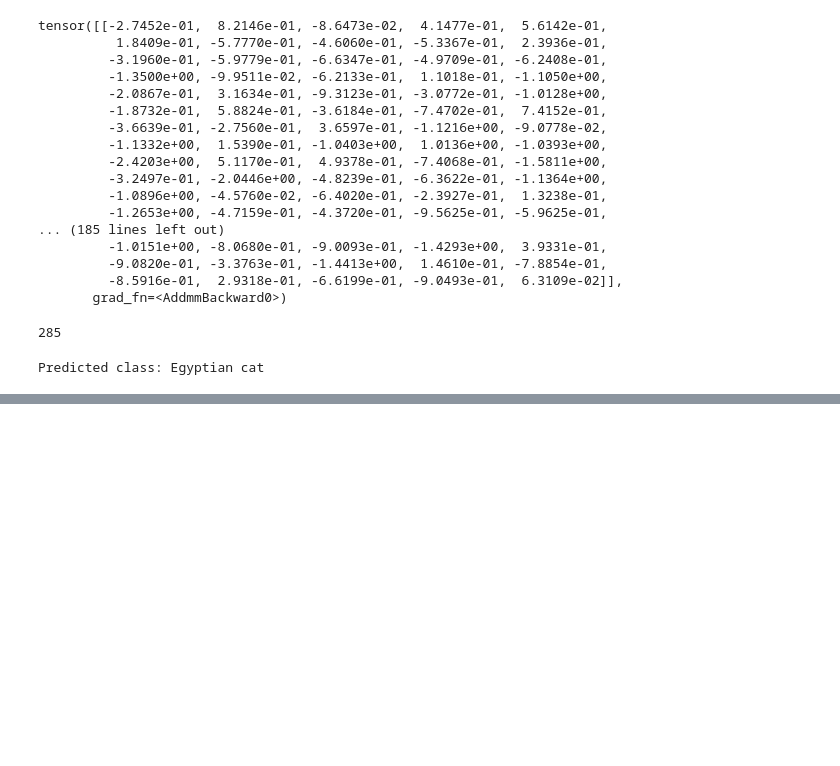
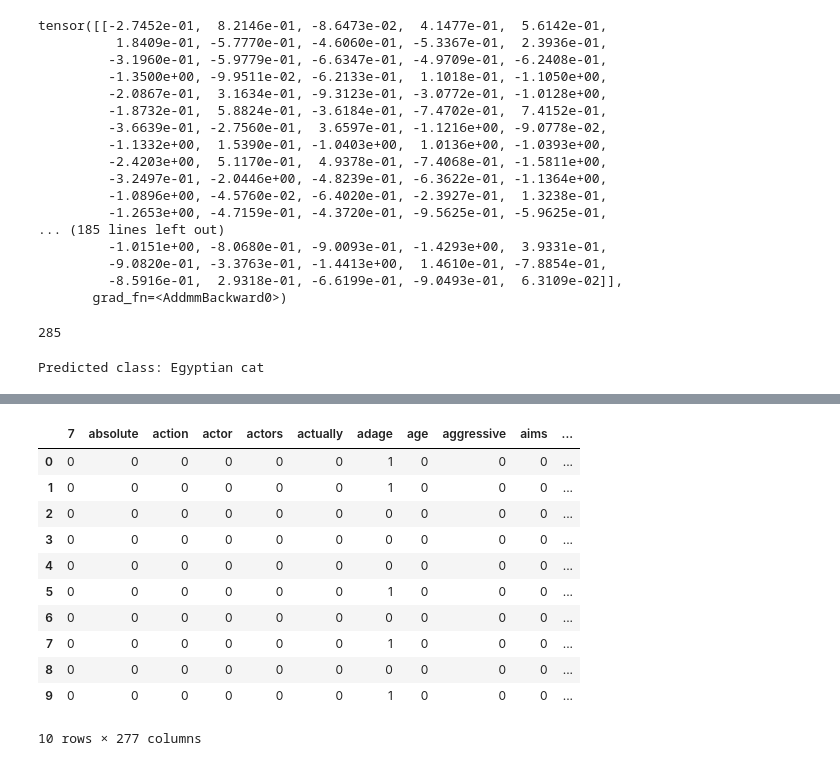
Before and after one commit to denverkim/SNUI7, a Jupyter notebook: 7_snui_day5.ipynb, the cells around one changed output, grey strips where cells are left out. Cells and saved outputs as stored; diff of their text form; code cells hidden in the pictures; blank space fills up the shorter version.

```diff
--- a/7_snui_day5.ipynb
+++ b/7_snui_day5.ipynb
@@ -147,0 +251,26 @@ Predicted class: Egyptian cat
+# %%
+# Phrase 컬럼 숫자로 변환
+from sklearn.feature_extraction.text import CountVectorizer
+from nltk.tokenize import RegexpTokenizer
+
+token = RegexpTokenizer(r'[a-zA-Z0-9]+') #알파벳, 숫자
+cv = CountVectorizer(lowercase=True,#소문자
+stop_words='english', #영어불용어
+ngram_range = (1,1), #1-gram
+tokenizer = token.tokenize) #알파벳, 숫자만 잘라서 인코딩
+text_counts= cv.fit_transform(df['Phrase'])
+x_df = pd.DataFrame(text_counts.toarray(), columns=cv.get_feature_names_out())
+x_df.head(10)
+# %% [output]
+|  | 7 | absolute | action | actor | actors | actually | adage | age | aggressive | aims | ... |
+| 0 | 0 | 0 | 0 | 0 | 0 | 0 | 1 | 0 | 0 | 0 | ... |
+| 1 | 0 | 0 | 0 | 0 | 0 | 0 | 1 | 0 | 0 | 0 | ... |
+| 2 | 0 | 0 | 0 | 0 | 0 | 0 | 0 | 0 | 0 | 0 | ... |
+| 3 | 0 | 0 | 0 | 0 | 0 | 0 | 0 | 0 | 0 | 0 | ... |
+| 4 | 0 | 0 | 0 | 0 | 0 | 0 | 0 | 0 | 0 | 0 | ... |
+| 5 | 0 | 0 | 0 | 0 | 0 | 0 | 1 | 0 | 0 | 0 | ... |
+| 6 | 0 | 0 | 0 | 0 | 0 | 0 | 0 | 0 | 0 | 0 | ... |
+| 7 | 0 | 0 | 0 | 0 | 0 | 0 | 1 | 0 | 0 | 0 | ... |
+| 8 | 0 | 0 | 0 | 0 | 0 | 0 | 0 | 0 | 0 | 0 | ... |
+| 9 | 0 | 0 | 0 | 0 | 0 | 0 | 1 | 0 | 0 | 0 | ... |
+10 rows × 277 columns
```
Also changed, not shown: parts of 18 cells of this notebook.
